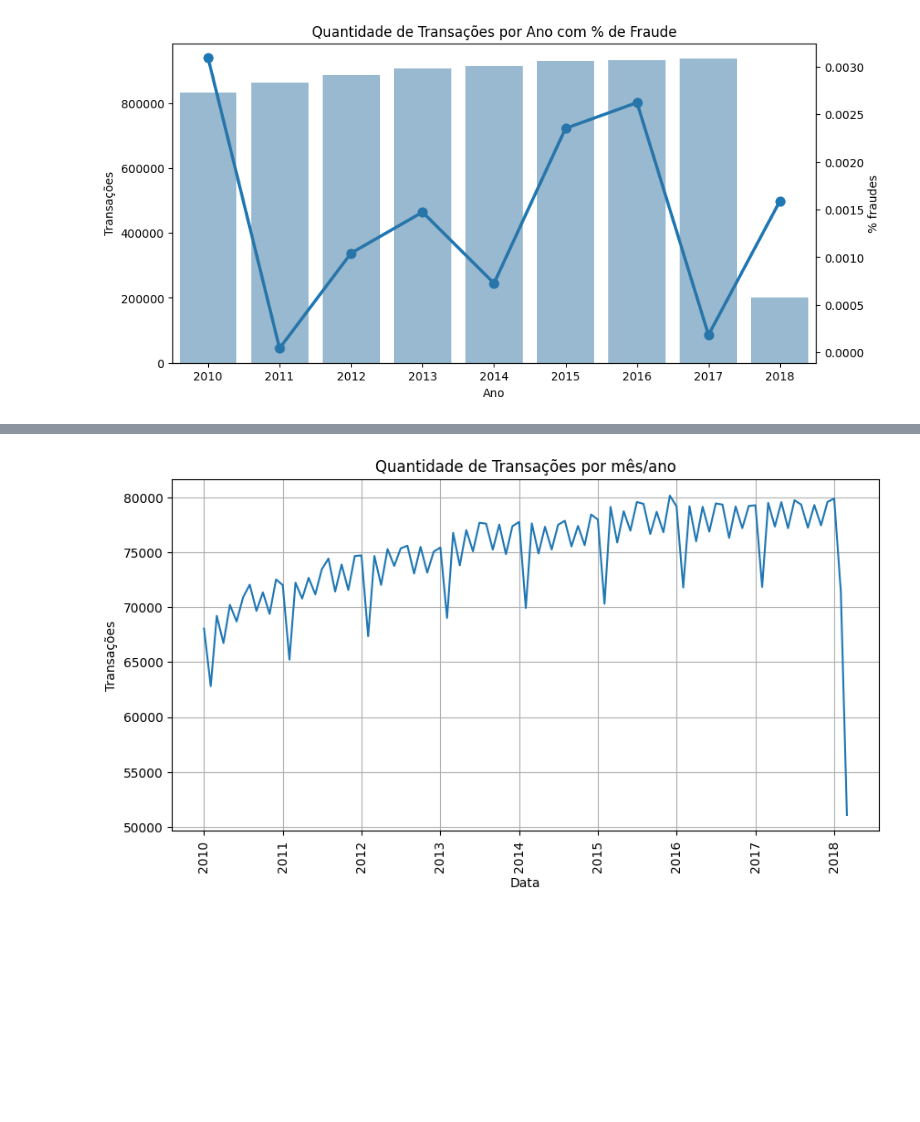
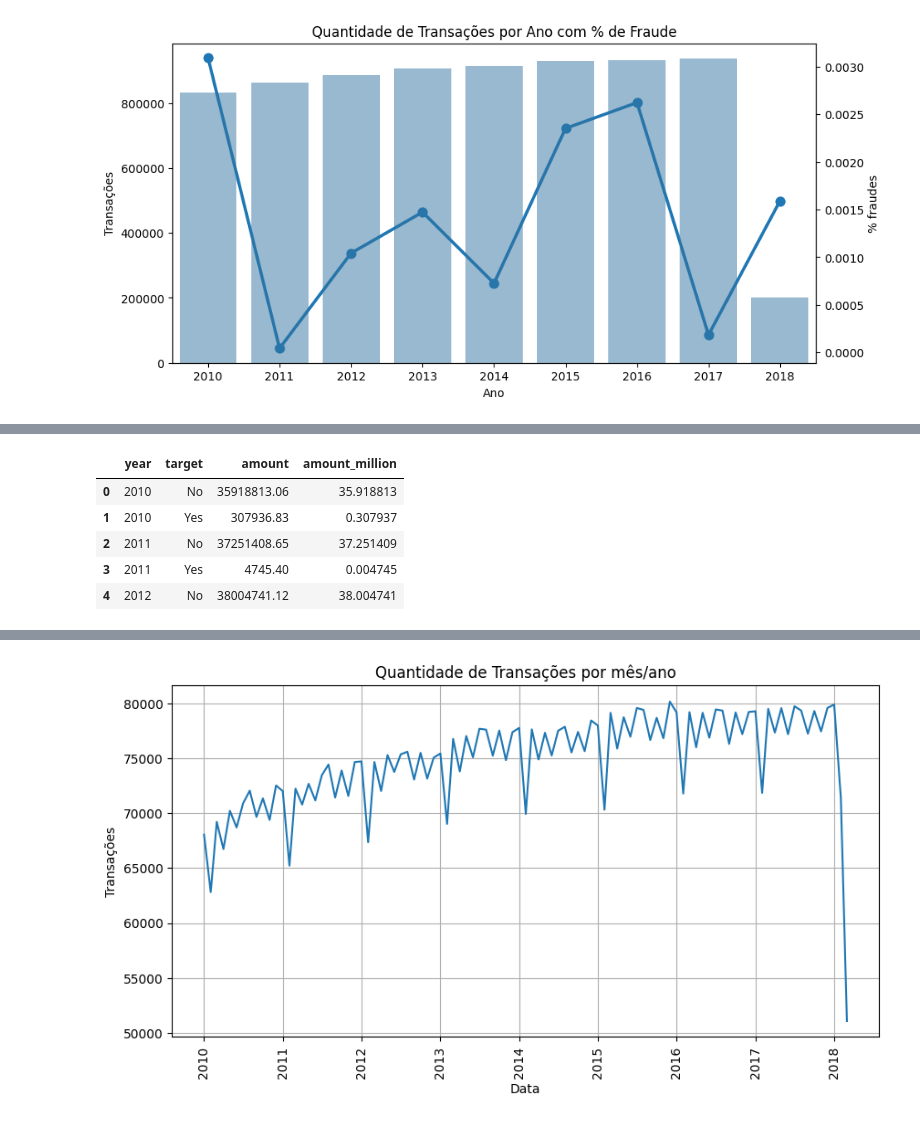
Before and after one commit to Angelicogfa/tcc_mba_datascience_analytics_usp_esalq, a Jupyter notebook: 02-analise_exploratoria.ipynb, the cells around one changed output, grey strips where cells are left out. Saved outputs shown, nothing was run; the diff lists cells and outputs as text; code cells hidden in the pictures; blank space fills up the shorter version.

```diff
--- a/02-analise_exploratoria.ipynb
+++ b/02-analise_exploratoria.ipynb
@@ -160,0 +217,11 @@ del df_time_year
+# %%
+df_time = df_time.groupby(['year','target'])['amount'].sum().reset_index()
+df_time['amount_million'] = df_time['amount'] / 1000000
+df_time.head()
+# %% [output]
+|  | year | target | amount | amount_million |
+| 0 | 2010 | No | 35918813.06 | 35.918813 |
+| 1 | 2010 | Yes | 307936.83 | 0.307937 |
+| 2 | 2011 | No | 37251408.65 | 37.251409 |
+| 3 | 2011 | Yes | 4745.40 | 0.004745 |
+| 4 | 2012 | No | 38004741.12 | 38.004741 |
```
Also changed, not shown: parts of 15 cells of this notebook.
